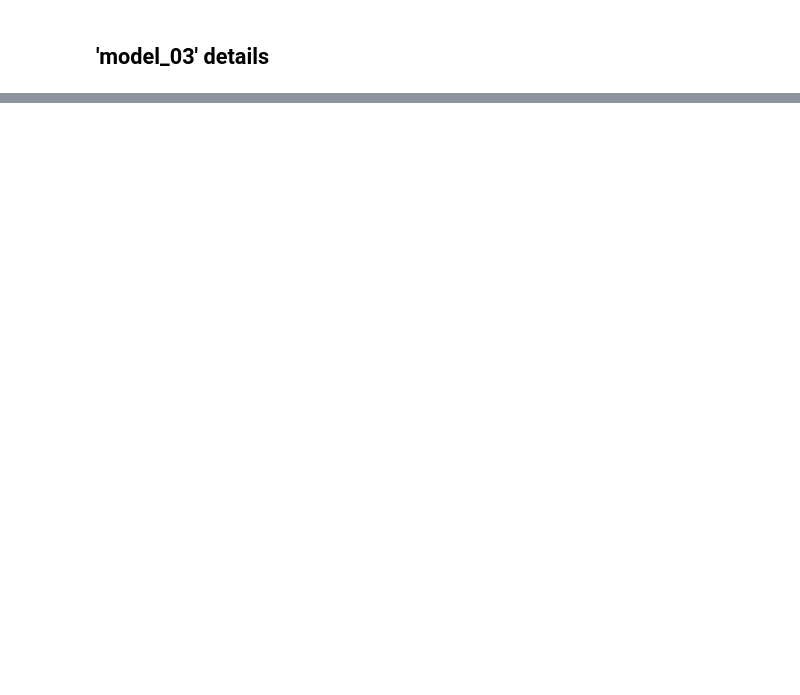
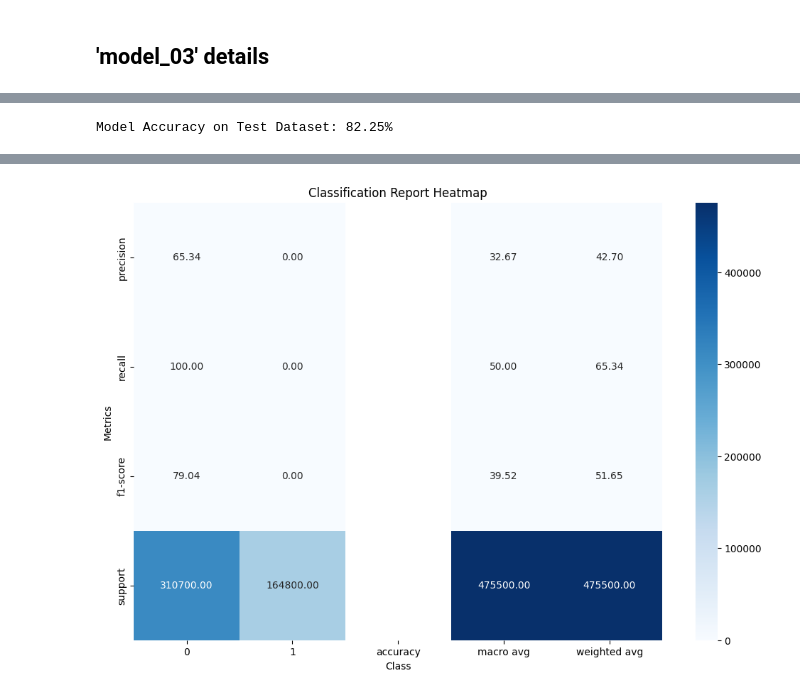
Before and after one commit to IT21034268/dl-assignment-2024, a Jupyter notebook: dl_assignment_it21280474.ipynb, the cells around one changed output, grey strips where cells are left out. Drawn from its saved outputs; the diff is of its cells as text; code cells hidden in the pictures; blank space fills up the shorter version.

```diff
--- a/dl_assignment_it21280474.ipynb
+++ b/dl_assignment_it21280474.ipynb
@@ -271,0 +280,54 @@ model_03.evaluate(x0_test_tensor, y_test_tensor)
+# %%
+# Display the formatted accuracy
+print(f"Model Accuracy on Test Dataset: {accuracy_percentage:.2f}%")
+# %% [output]
+Model Accuracy on Test Dataset: 82.25%
+# %%
+# Step 1: Make predictions using the model
+y_pred_prob = model_03.predict(x0_test_tensor)
+
+# Step 2: Convert predicted probabilities to class labels
+y_pred = tf.argmax(y_pred_prob, axis=1).numpy()
+
+# Step 3: Generate the classification report with zero_division parameter
+report = classification_report(y_test, y_pred, output_dict=True, zero_division=0)
+
+# Step 4: Prepare data for visualization from the classification report
+# Extract class labels dynamically from the report keys (including 'accuracy', 'macro avg', 'weighted avg')
+class_labels = [key for key in report.keys()]
+
+report_data = {
+    "precision": [],
+    "recall": [],
+    "f1-score": [],
+    "support": []
+}
+
+# Store precision, recall, f1-score for class labels
+for label in class_labels:
+    if isinstance(report[label], dict):  # Check if the label corresponds to a class
+        report_data["precision"].append(report[label]['precision'] * 100)
+        report_data["recall"].append(report[label]['recall'] * 100)
+        report_data["f1-score"].append(report[label]['f1-score'] * 100)
+        report_data["support"].append(report[label]['support'] * 100)
+    else:  # For accuracy, macro avg, and weighted avg
+        report_data["precision"].append(np.nan)  # Fill with NaN for non-class entries
+        report_data["recall"].append(np.nan)
+        report_data["f1-score"].append(np.nan)
+        report_data["support"].append(np.nan)
+
+# Create a DataFrame for visualization
+df = pd.DataFrame(report_data, index=class_labels)
+
+# Step 5: Set up the figure for heatmap visualization
+plt.figure(figsize=(12, 8))
+sns.heatmap(df.T, annot=True, cmap="Blues", fmt='.2f', cbar=True)
+
+# Add labels and title
+plt.title('Classification Report Heatmap')
+plt.xlabel('Class')
+plt.ylabel('Metrics')
+
+# Display the plot
+plt.show()
+# %% [output]
@@ -271,0 +335 @@ model_03.evaluate(x0_test_tensor, y_test_tensor)
+[figure, added]
```
Also changed, not shown: parts of 7 cells of this notebook.
